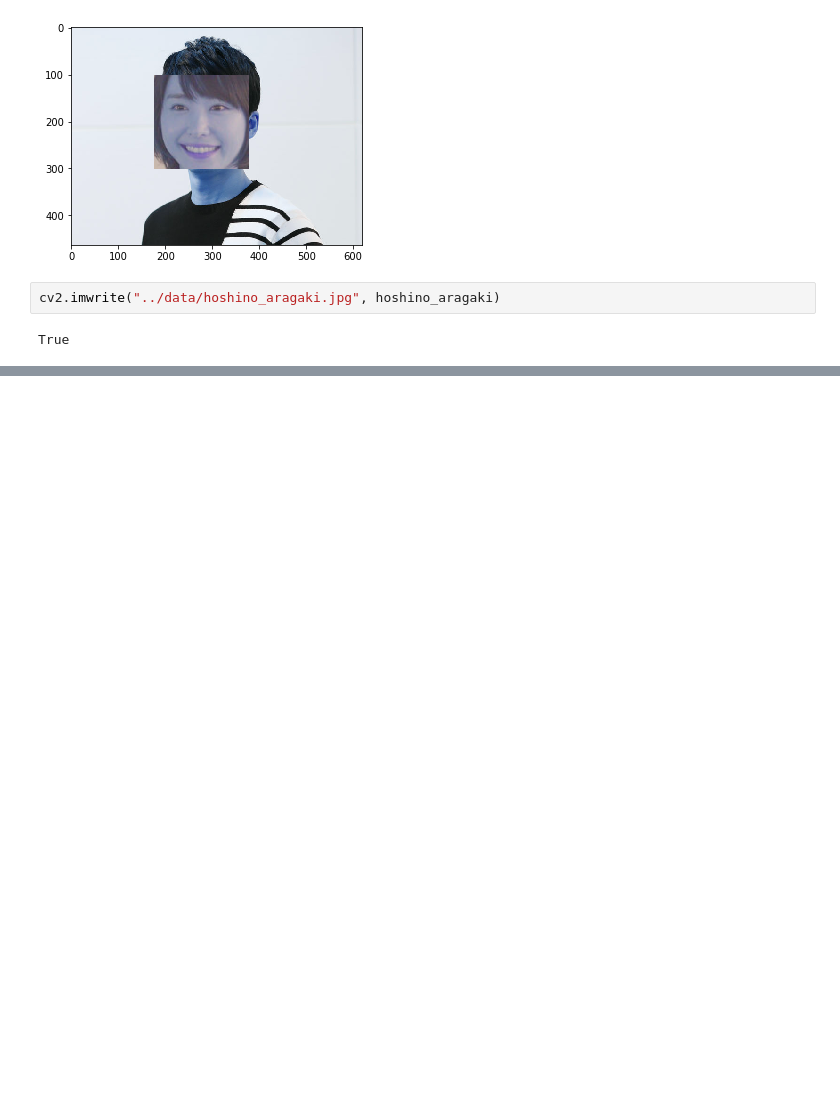
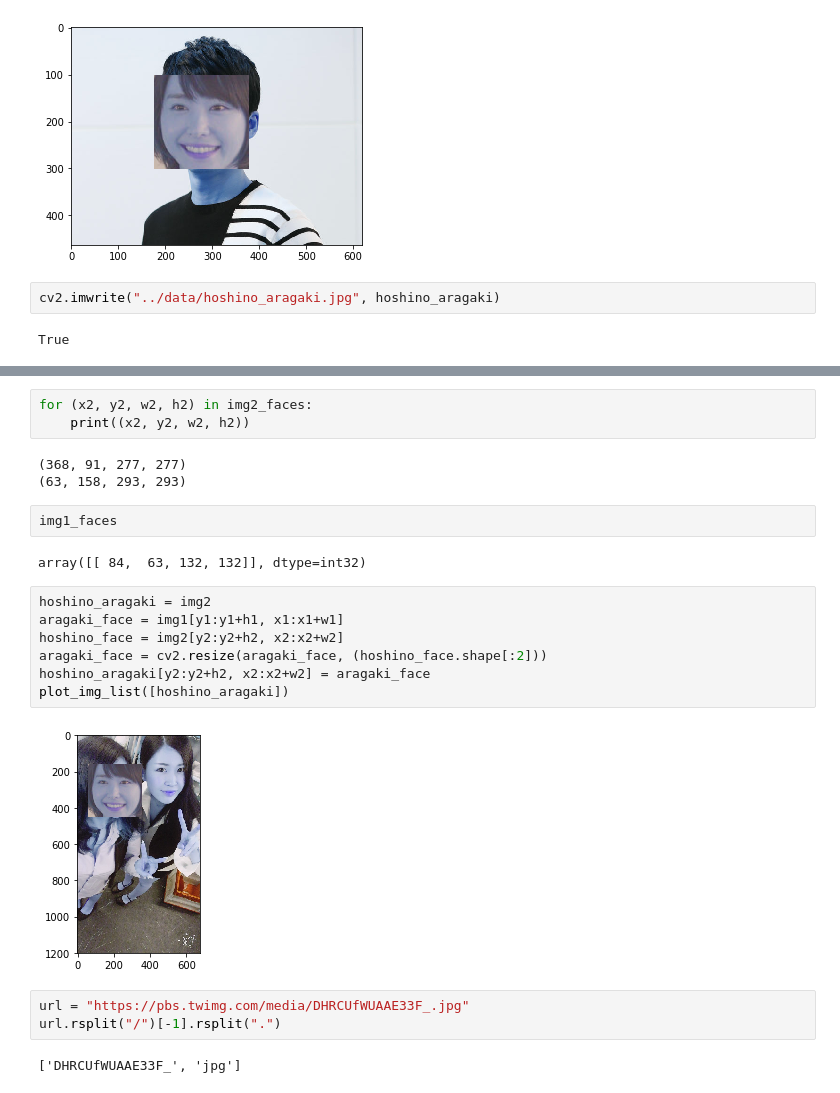
Before and after one commit to ohmuraken/vacatter, a Jupyter notebook: server/notebook/face_change.ipynb, the cells around one changed output, grey strips where cells are left out. Saved outputs shown, nothing was run; the diff lists cells and outputs as text; blank space fills up the shorter version.

```diff
--- a/server/notebook/face_change.ipynb
+++ b/server/notebook/face_change.ipynb
@@ -70,0 +129,24 @@ True
+# %%
+for (x2, y2, w2, h2) in img2_faces:
+    print((x2, y2, w2, h2))
+# %% [output]
+(368, 91, 277, 277)
+(63, 158, 293, 293)
+# %%
+img1_faces
+# %% [output]
+array([[ 84,  63, 132, 132]], dtype=int32)
+# %%
+hoshino_aragaki = img2
+aragaki_face = img1[y1:y1+h1, x1:x1+w1]
+hoshino_face = img2[y2:y2+h2, x2:x2+w2]
+aragaki_face = cv2.resize(aragaki_face, (hoshino_face.shape[:2]))
+hoshino_aragaki[y2:y2+h2, x2:x2+w2] = aragaki_face
+plot_img_list([hoshino_aragaki])
+# %% [output]
+[figure, added]
+# %%
+url = "https://pbs.twimg.com/media/DHRCUfWUAAE33F_.jpg"
+url.rsplit("/")[-1].rsplit(".")
+# %% [output]
+['DHRCUfWUAAE33F_', 'jpg']
```
Also changed, not shown: parts of 7 cells of this notebook.
